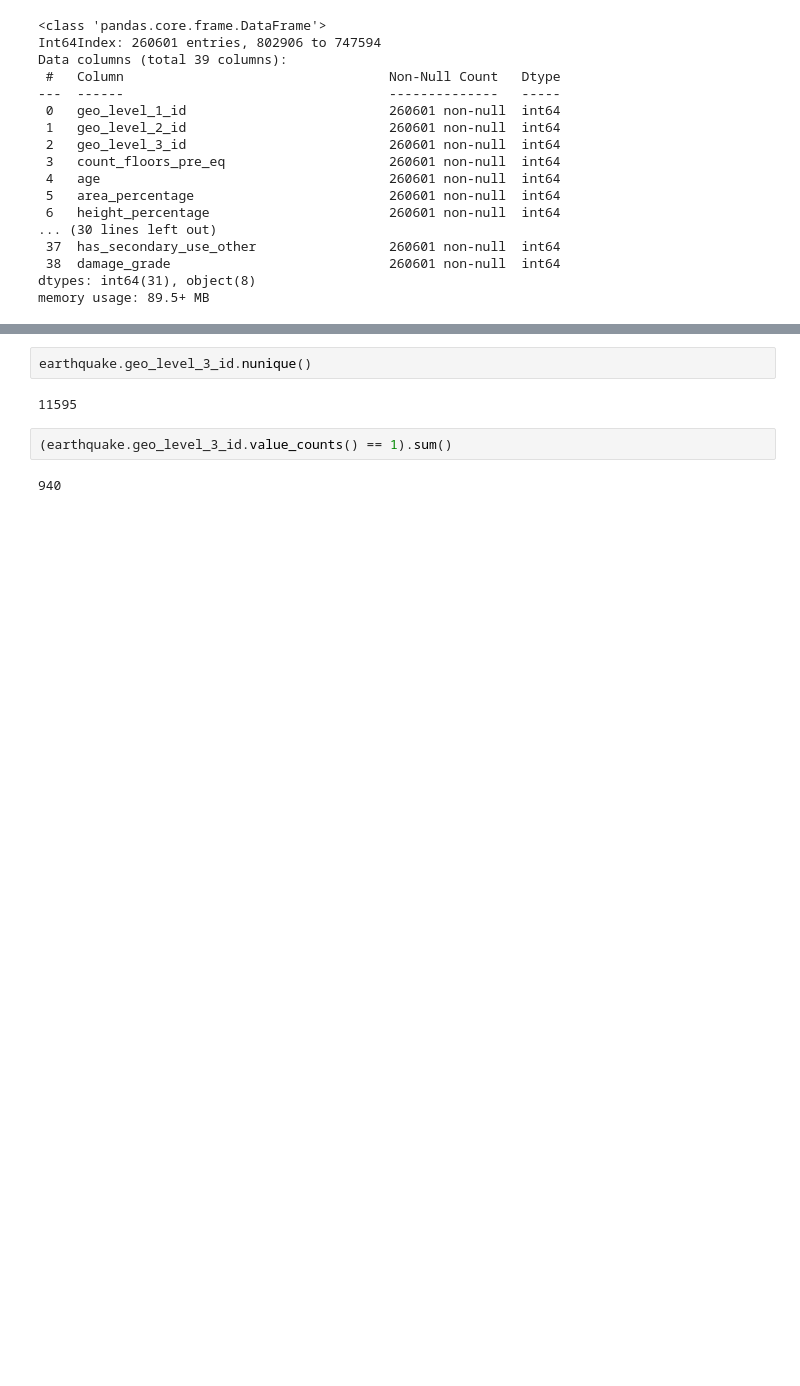
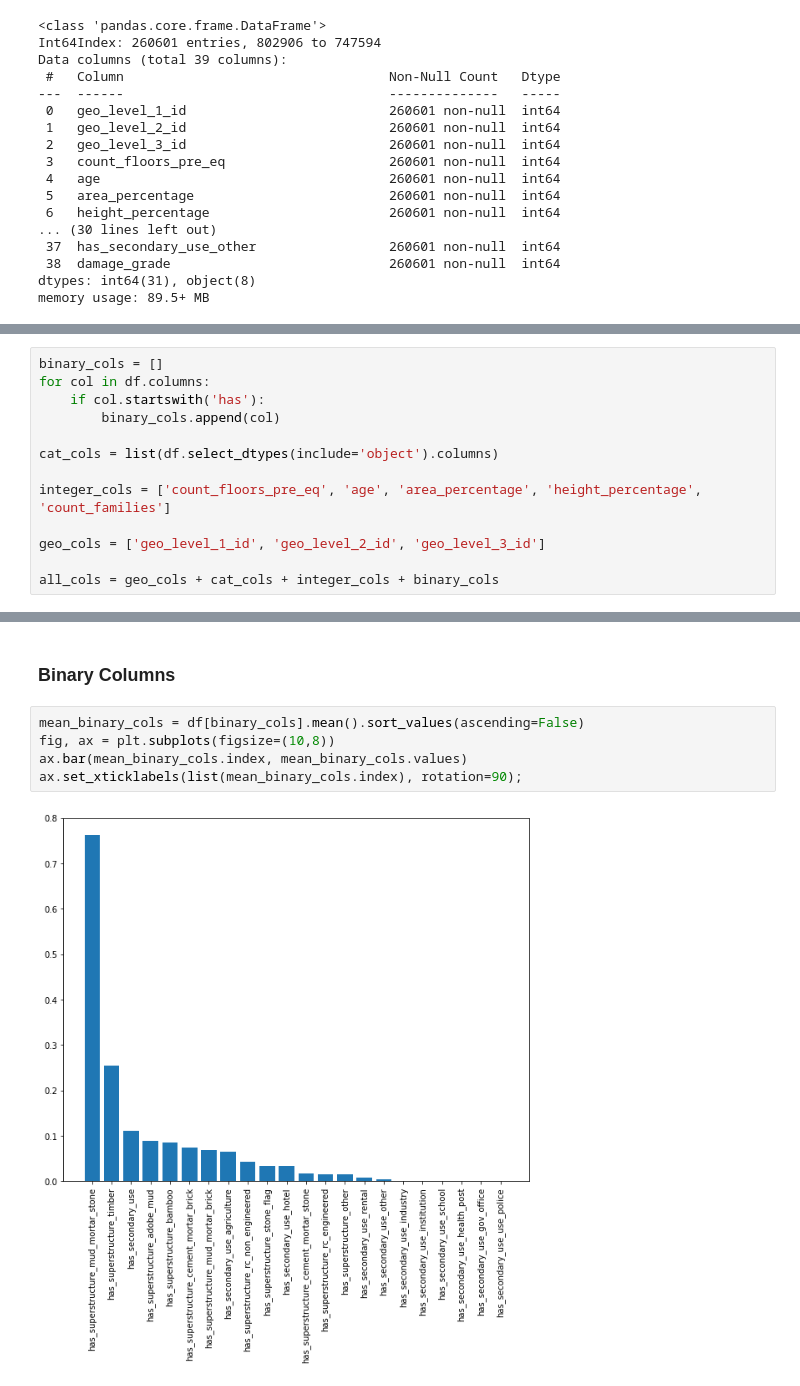
Before and after one commit to fivearm/Capstone_Repo, a Jupyter notebook: Data_Exploration.ipynb, the cells around one changed output, grey strips where cells are left out. Saved outputs shown, nothing was run; the diff lists cells and outputs as text; blank space fills up the shorter version.

```diff
--- a/Data_Exploration.ipynb
+++ b/Data_Exploration.ipynb
@@ -38,0 +50,13 @@ memory usage: 4.0 MB
+# %%
+binary_cols = []
+for col in df.columns:
+    if col.startswith('has'):
+        binary_cols.append(col)
+
+cat_cols = list(df.select_dtypes(include='object').columns)
+
+integer_cols = ['count_floors_pre_eq', 'age', 'area_percentage', 'height_percentage', 'count_families']
+
+geo_cols = ['geo_level_1_id', 'geo_level_2_id', 'geo_level_3_id']
+
+all_cols = geo_cols + cat_cols + integer_cols + binary_cols
@@ -63,8 +91,9 @@ The values are ['v' 'a' 'r' 'w']
-# %%
-earthquake.geo_level_3_id.nunique()
-# %% [output]
-11595
-# %%
-(earthquake.geo_level_3_id.value_counts() == 1).sum()
-# %% [output]
-940
+# %% [markdown]
+### Binary Columns
+# %%
+mean_binary_cols = df[binary_cols].mean().sort_values(ascending=False)
+fig, ax = plt.subplots(figsize=(10,8))
+ax.bar(mean_binary_cols.index, mean_binary_cols.values)
+ax.set_xticklabels(list(mean_binary_cols.index), rotation=90);
+# %% [output]
+[figure, added]
```
Also changed, not shown: parts of 14 cells of this notebook.
